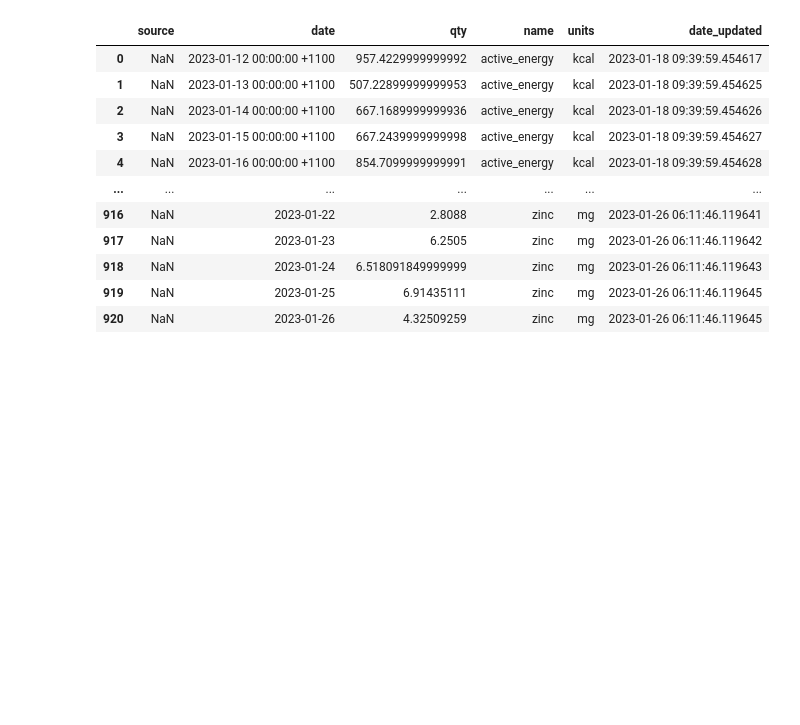
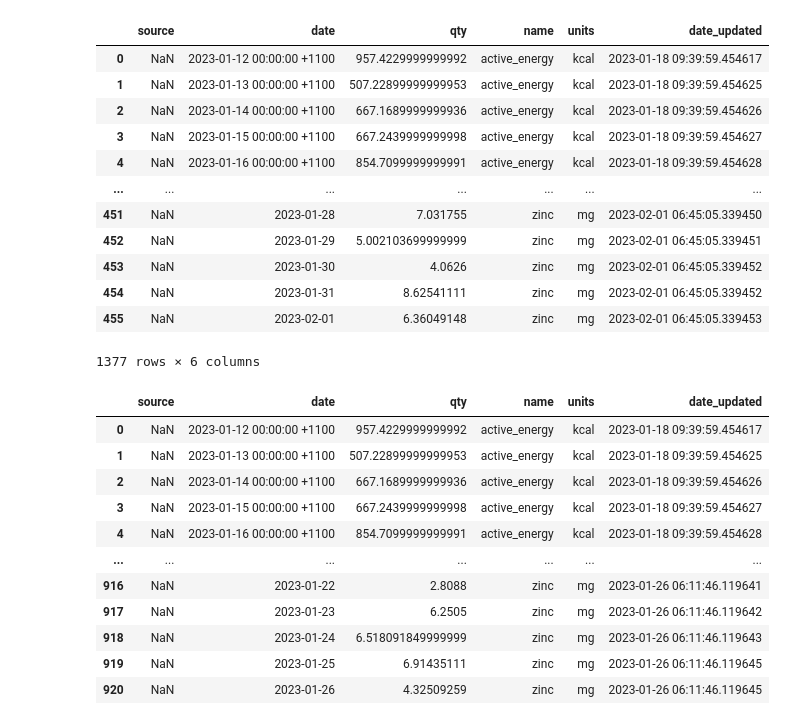
Before and after one commit to namtonthat/apple-health-data, a Jupyter notebook: combine_parquets.ipynb, the cells around one changed output. Cells and saved outputs as stored; diff of their text form; code cells hidden in the pictures; blank space fills up the shorter version.

```diff
--- a/combine_parquets.ipynb
+++ b/combine_parquets.ipynb
@@ -12,3 +20,39 @@ from pandasql import sqldf
+# %%
+import s3fs
+import fastparquet as fp
+s3fileSystem = s3fs.S3FileSystem(anon=False, key="AKIARTM4N7FOLWCNNPNT", secret="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")
+fs = s3fs.core.S3FileSystem(anon=False, key="AKIARTM4N7FOLWCNNPNT", secret="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")
+
+personal = boto3.Session(profile_name='personal')
+s3 = personal.resource("s3")
+
+bucket ='ntonthat-apple-health-data'
+bucket_uri = f"{bucket}/parquets/*.parquet"
+all_paths_from_s3 = fs.glob(path=bucket_uri)
+
+df = pd.DataFrame()
+#use s3fs as the filesystem
+for s3_file in all_paths_from_s3:
+    fp_obj = fp.ParquetFile(s3_file,open_with=s3fileSystem.open)
+#convert to pandas dataframe
+    df_s3_file = fp_obj.to_pandas()
+    df = pd.concat([df,df_s3_file])
+# %%
+df
+# %% [output]
+|  | source | date | qty | name | units | date_updated |
+| 0 | NaN | 2023-01-12 00:00:00 +1100 | 957.4229999999992 | active_energy | kcal | 2023-01-18 09:39:59.454617 |
+| 1 | NaN | 2023-01-13 00:00:00 +1100 | 507.22899999999953 | active_energy | kcal | 2023-01-18 09:39:59.454625 |
+| 2 | NaN | 2023-01-14 00:00:00 +1100 | 667.1689999999936 | active_energy | kcal | 2023-01-18 09:39:59.454626 |
+| 3 | NaN | 2023-01-15 00:00:00 +1100 | 667.2439999999998 | active_energy | kcal | 2023-01-18 09:39:59.454627 |
+| 4 | NaN | 2023-01-16 00:00:00 +1100 | 854.7099999999991 | active_energy | kcal | 2023-01-18 09:39:59.454628 |
+| ... | ... | ... | ... | ... | ... | ... |
+| 451 | NaN | 2023-01-28 | 7.031755 | zinc | mg | 2023-02-01 06:45:05.339450 |
+| 452 | NaN | 2023-01-29 | 5.002103699999999 | zinc | mg | 2023-02-01 06:45:05.339451 |
+| 453 | NaN | 2023-01-30 | 4.0626 | zinc | mg | 2023-02-01 06:45:05.339452 |
+| 454 | NaN | 2023-01-31 | 8.62541111 | zinc | mg | 2023-02-01 06:45:05.339452 |
+| 455 | NaN | 2023-02-01 | 6.36049148 | zinc | mg | 2023-02-01 06:45:05.339453 |
+1377 rows × 6 columns
 # %%
 @dataclass
 class AppleHealthEvent(Event):
```
Also changed, not shown: parts of 1 cell of this notebook, 10 other files.
